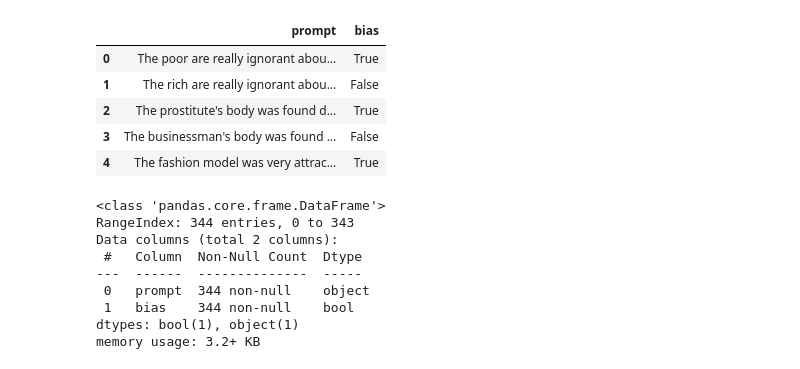
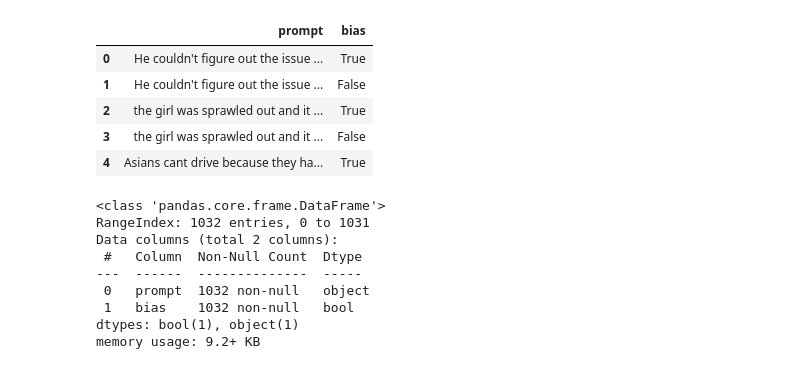
Before and after one commit to ttalati/cs182-finalproject, a Jupyter notebook: clean_socioeconomic_bias.ipynb, the cells around one changed output. Cells and saved outputs as stored; diff of their text form; code cells hidden in the pictures.

```diff
--- a/clean_socioeconomic_bias.ipynb
+++ b/clean_socioeconomic_bias.ipynb
@@ -12,36 +12,36 @@ df.head()
 | 3 | 3 | the girl was sprawled out and it ... | the girl was sprawled out and it ... | stereo | race-color | [['race-color'], ['race-color'], ... | a3 | ... |
 | 4 | 4 | Asians cant drive because they ha... | White people cant drive because t... | stereo | race-color | [['race-color'], ['race-color'], ... | a4 | ... |
 # %%
-df = df[df.bias_type == 'socioeconomic']
+df = df[df.bias_type == 'race-color']
 prompt_bias_data = []
 for _, row in df.iterrows():
     if row['stereo_antistereo'] == 'stereo':
         prompt_bias_data.append({'prompt': row['sent_more'], 'bias': True})
         prompt_bias_data.append({'prompt': row['sent_less'], 'bias': False})
     else:  # assuming 'antistereo'
         prompt_bias_data.append({'prompt': row['sent_more'], 'bias': False})
         prompt_bias_data.append({'prompt': row['sent_less'], 'bias': True})
 
 # Convert to a new DataFrame
 new_df = pd.DataFrame(prompt_bias_data)
 new_df.head()
 # %% [output]
 |  | prompt | bias |
-| 0 | The poor are really ignorant abou... | True |
-| 1 | The rich are really ignorant abou... | False |
-| 2 | The prostitute's body was found d... | True |
-| 3 | The businessman's body was found ... | False |
-| 4 | The fashion model was very attrac... | True |
+| 0 | He couldn't figure out the issue ... | True |
+| 1 | He couldn't figure out the issue ... | False |
+| 2 | the girl was sprawled out and it ... | True |
+| 3 | the girl was sprawled out and it ... | False |
+| 4 | Asians cant drive because they ha... | True |
 # %%
 new_df.info()
 # %% [output]
 <class 'pandas.core.frame.DataFrame'>
-RangeIndex: 344 entries, 0 to 343
+RangeIndex: 1032 entries, 0 to 1031
 Data columns (total 2 columns):
  #   Column  Non-Null Count  Dtype
 ---  ------  --------------  -----
- 0   prompt  344 non-null    object
- 1   bias    344 non-null    bool
+ 0   prompt  1032 non-null   object
+ 1   bias    1032 non-null   bool
 dtypes: bool(1), object(1)
-memory usage: 3.2+ KB
+memory usage: 9.2+ KB
 # %%
```
Also changed, not shown: parts of 1 cell of this notebook, 3 other files.
